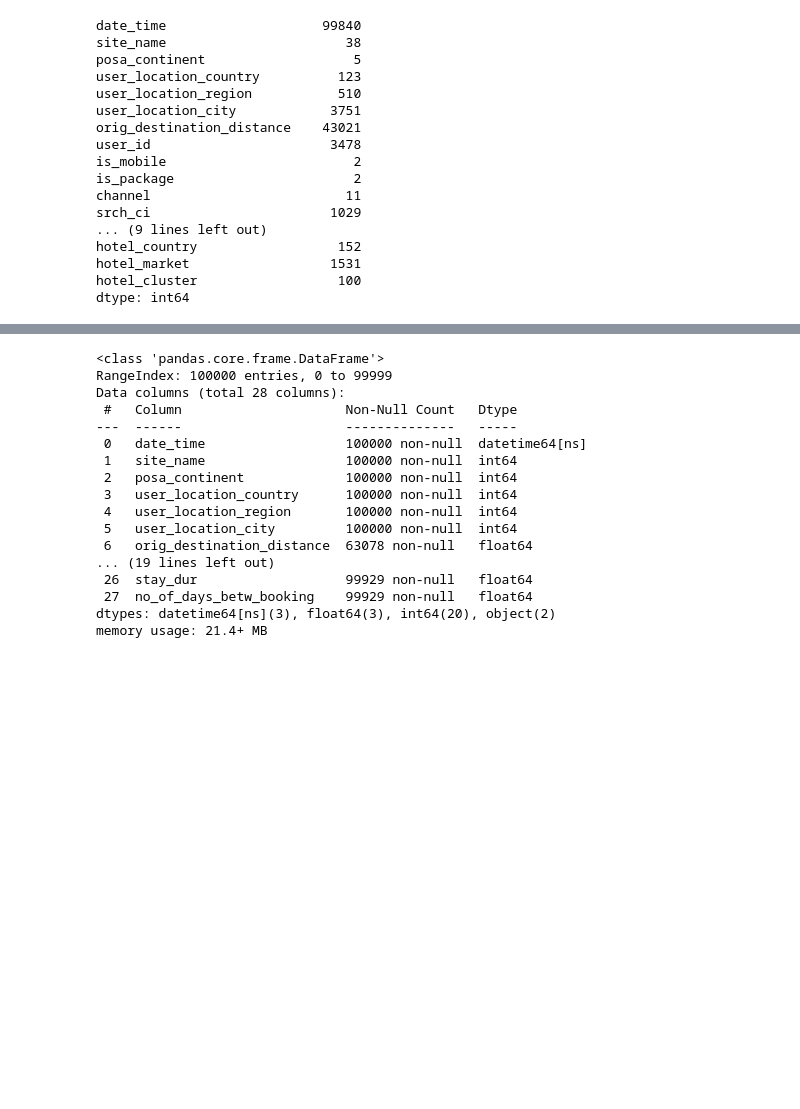
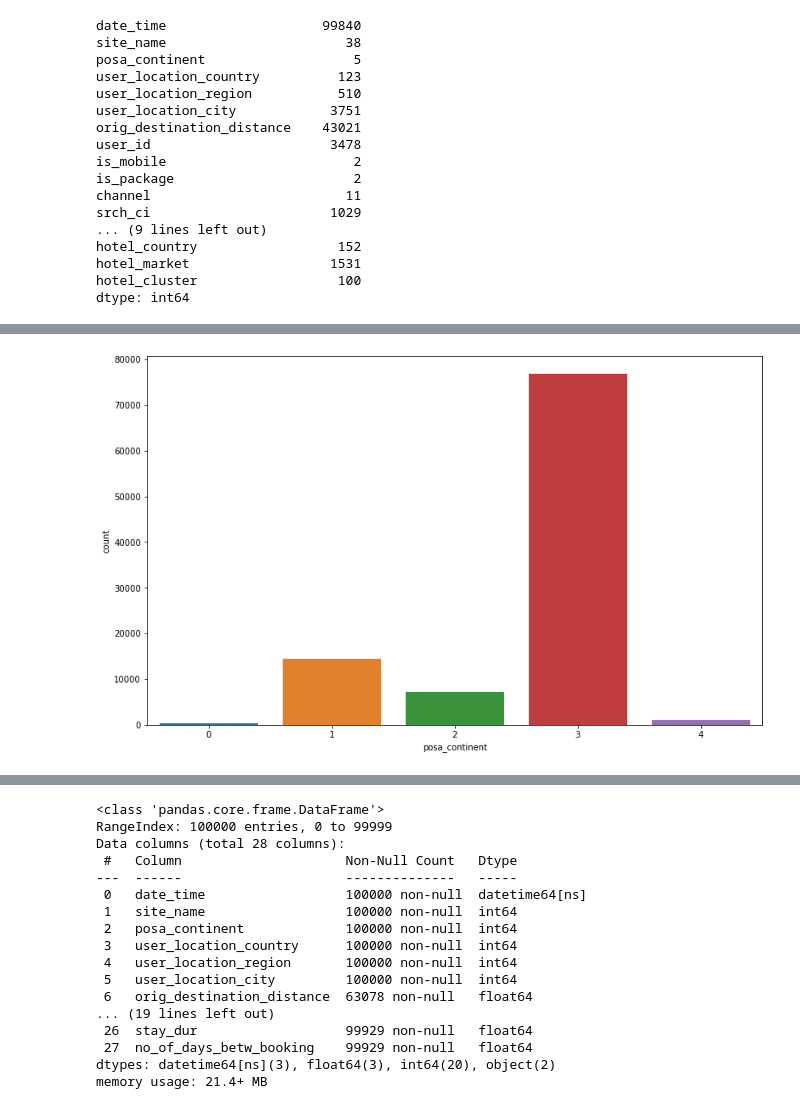
Before and after one commit to samantoz/bu_dsc, a Jupyter notebook: notebooks/DSC630/assign_5.2.ipynb, the cells around one changed output, grey strips where cells are left out. Drawn from its saved outputs; the diff is of its cells as text; code cells hidden in the pictures; blank space fills up the shorter version.

```diff
--- a/notebooks/DSC630/assign_5.2.ipynb
+++ b/notebooks/DSC630/assign_5.2.ipynb
@@ -242,0 +253,8 @@ dtype: int64
+# %%
+# Frequency of posa continent
+# The below bar chart shows that continent 3 has by far the highest count of IDs for the website
+fig, ax = plt.subplots()
+fig.set_size_inches(13, 8)
+sns.countplot('posa_continent', data=train_df,order=[0,1,2,3,4],ax=ax);
+# %% [output]
+[figure, added]
```
Also changed, not shown: parts of 10 cells of this notebook.
